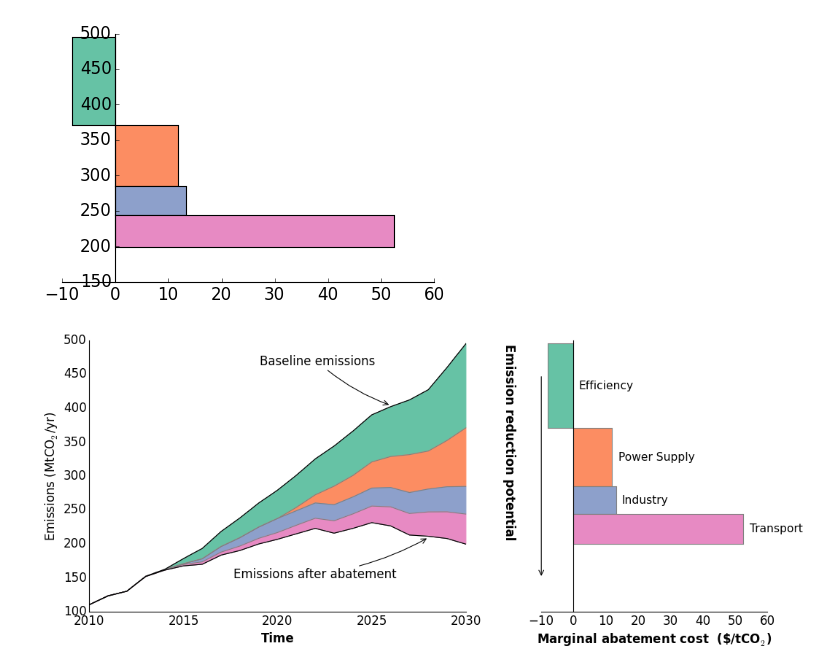
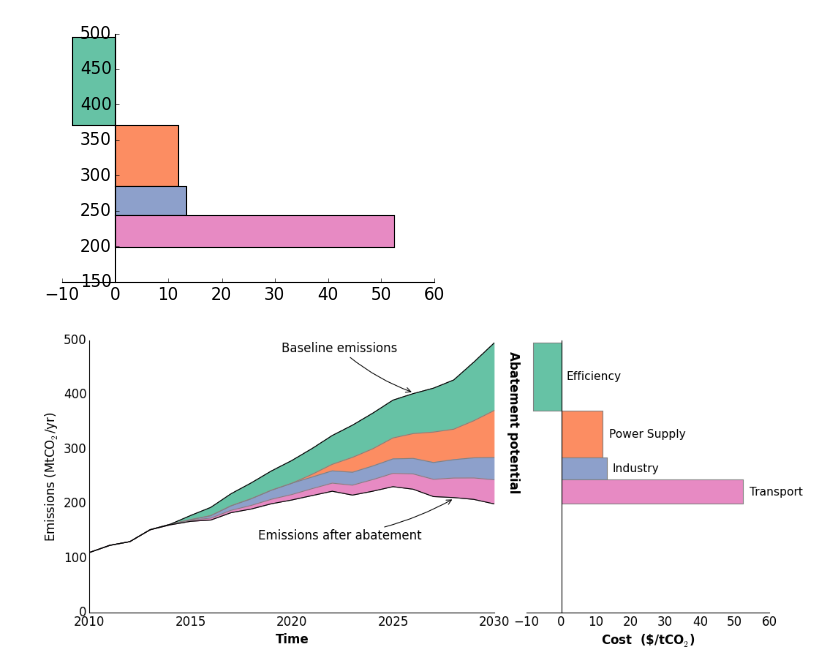
Before and after one commit to adrivsh/pyMACC, a Jupyter notebook: plot_wedge.ipynb, the cells around one changed output. Drawn from its saved outputs; the diff is of its cells as text; code cells hidden in the pictures.

Commit message:
start emissions at 0

```diff
--- a/plot_wedge.ipynb
+++ b/plot_wedge.ipynb
@@ -104,33 +104,15 @@ for i in range(len(mac)):
     ax1.fill_between(x,y,y2,color=colors.iloc[i])
 ax1.set_ylabel("Emissions (MtCO$_2$/yr)")
 ax1.set_xlabel("Time",fontweight='bold')
+ax1.set_ylim(0)
+
 
 #plots flipped mac curve
 ax2.barh(baseline.iloc[-1,0]-(potential.cumsum()-potential),mac,height=-potential,color=colors,edgecolor='grey')
-ax2.set_xlabel("Marginal abatement cost  (\$/tCO$_2$)",fontweight='bold')
+ax2.set_xlabel("Cost  (\$/tCO$_2$)",fontweight='bold')
 
-#name of sectors
-#ax1.set_yticks(baseline.iloc[-1,0]-(potential.cumsum()))
-#ax1.set_yticklabels(mac.index)
-#ax1.yaxis.tick_right()
-plt.subplots_adjust(wspace=.25)
-#ax2.get_yaxis().set_tick_params(pad=38)
-#Automatic pad, does not work in ontebook i think
-#pad = max(T.label.get_window_extent().width for T in ax2.get_yaxis().majorTicks)
-#ax2.set_tick_params(pad=pad)
-
-
-#ax2.set_ylabel("Abatement potential")
-#ax2.yaxis.set_label_position("right")
-#plt.setp(ax2.yaxis.label,rotation=-90)
-
-#ax2.annotate('Test', xy=(1, 0), xycoords='axes fraction', fontsize=16,horizontalalignment='right', verticalalignment='bottom')
-
-#for name in mac.index.values.tolist():
-#    ax1.annotate(name.replace("Power Supply","Elec. decarb."),
-#                 xy=(2030,baseline.iloc[-1,0]-(potential.cumsum()[name]-potential[name]/2)),xycoords='data',
-#                 xytext=(6, 0), textcoords='offset points',ha="left",size=14,va="center"
-#            )
+#Spance between the two panels
+plt.subplots_adjust(wspace=.1)
 
 for name in mac.index.values.tolist():
     ax2.annotate(name,
@@ -145,56 +127,37 @@ ax2.spines['top'].set_color('none')
 ax2.spines['right'].set_color('none')
 ax1.spines['top'].set_color('none')
 ax1.spines['right'].set_color('none')
+#ax1.spines['bottom'].set_position('zero')
 
 #removes ticks
 for tic in ax2.yaxis.get_major_ticks()+ax1.yaxis.get_major_ticks()+ax2.xaxis.get_major_ticks()+ax1.xaxis.get_major_ticks():
     tic.tick1On = tic.tick2On = False
 
 #remove names of sectors from wedge panel
 plt.setp(ax2.get_yticklabels(), visible=False);
 
 #Baseline and resulting emissions
 ax1.plot(wedge.index.values,wedge.iloc[:,0],color="black")#,linewidth=.5
 ax1.plot(wedge.index.values,wedge.iloc[:,-1],color="black")#,linewidth=.5
 
 ax1.annotate("Baseline emissions",  xy=(2026,wedge.iloc[:,0][2026]+2),xycoords='data',ha="right",
           xytext=(-20, 50), textcoords='offset points', arrowprops=dict(arrowstyle="->", #linestyle="dashed",
                             color="black",
                             connectionstyle="arc3,rad=0.1",
                             )
             )
 
 ax1.annotate("Emissions after abatement",  xy=(2028,wedge.iloc[:,-1][2028]-2),xycoords='data',ha="right",
           xytext=(-40, -50), textcoords='offset points', arrowprops=dict(arrowstyle="->", #linestyle="dashed",
                             color="black",
                             connectionstyle="arc3,rad=0.1",
                             )
             )
 
 
-ax2.annotate(" ",  xy=(-10,150),xycoords='data',ha="center", rotation= -90, va="bottom",
-          xytext=(0, 250), textcoords='offset points', arrowprops=dict(arrowstyle="->", #linestyle="dashed",
-                            color="black",
-                            #connectionstyle="arc3,rad=0.1",
-                            )
-            )
 
-ax2.text(-18,350,"Emission reduction potential",ha="right", rotation= -90, va="center",fontweight='bold' )
-
-
-
-#Tests with cross subplot things
-#transFigure = fig.transFigure.inverted()
-
-#coord1 = transFigure.transform(ax1.transData.transform([2030,400]))
-#coord2 = transFigure.transform(ax2.transData.transform([-1,400]))
-
-#line = lines.Line2D((coord1[0],coord2[0]),(coord1[1],coord2[1]),
-#                               transform=fig.transFigure)
-#fig.lines = line,
-
-#fig.text(0.5, 0.95, 'test', transform=transFigure, horizontalalignment='center')
+ax2.text(-12,350,"Abatement potential",ha="right", rotation= -90, va="center",fontweight='bold' )
 
 plt.savefig("wedge_macc.png")
 # %% [output]
-[figure, old version]
+[figure, new version]
```
